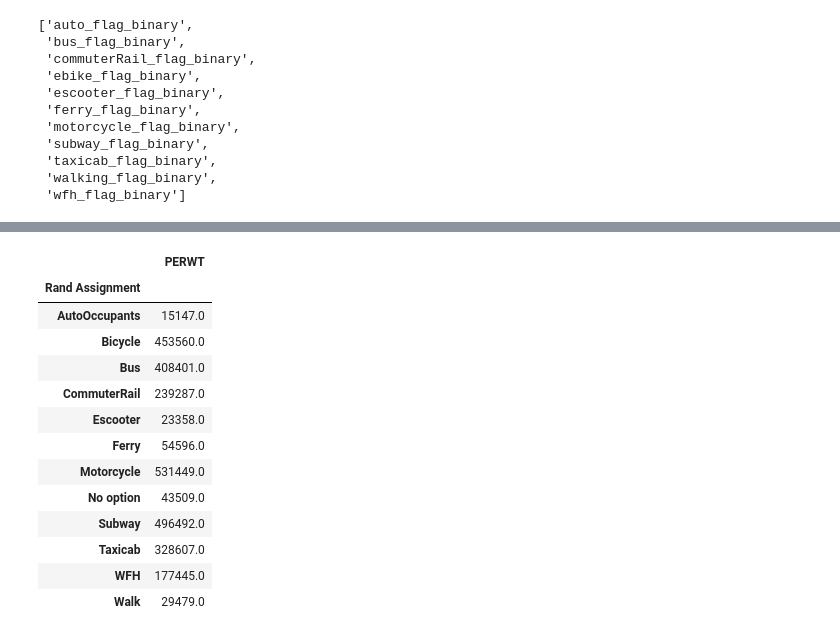
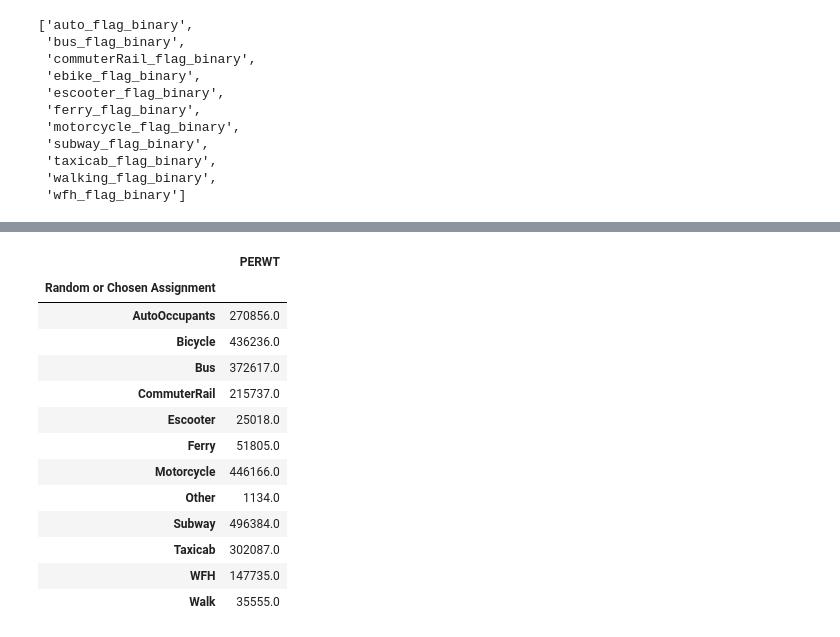
Before and after one commit to BNewborn/mobility-electrification, a Jupyter notebook: 03_CommuterModel/tranwork_flags/Test Commuter Model Class with Random Assignment.ipynb, the cells around one changed output, grey strips where cells are left out. Drawn from its saved outputs; the diff is of its cells as text; code cells hidden in the pictures.

```diff
--- a/03_CommuterModel/tranwork_flags/Test Commuter Model Class with Random Assignment.ipynb
+++ b/03_CommuterModel/tranwork_flags/Test Commuter Model Class with Random Assignment.ipynb
@@ -59,8 +61,7 @@ commuter_model_1.ipums_df['FLAG_AUTO'] = commuter_model_1.auto_flag_binary(
                                        ,male_pct = 100
                                        ,female_pct = 100
                                        ,age_dist = None
-                                       ,home_owner_pct = 80 #% of people who would charge at home, so we're only interested in the people who do not charge
-                                        )
+                                       )
 ## Motorcycle
 commuter_model_1.ipums_df['FLAG_MOTORCYCLE'] = commuter_model_1.motorcycle_flag_binary(
                                         max_age=70
@@ -225,4 +224,0 @@ plt.title("Count of Transmodes Assigned per 'person'");
-# %%
-## Add blank random assignment column
-commuter_model_1.ipums_df['Rand Assignment'] = ""
-commuter_model_1.ipums_df.head(5)
@@ -290,0 +225,14 @@ commuter_model_1.ipums_df.head(5)
+# %%
+commuter_model_1.ipums_df['Random or No Option Assignment'] = commuter_model_1.RandAssignNoOption(
+                                                                commuter_model_1.ipums_df['FLAG_AUTO'],
+                                                                commuter_model_1.ipums_df['FLAG_MOTORCYCLE'],
+                                                                commuter_model_1.ipums_df['FLAG_TAXICAB'],
+                                                                commuter_model_1.ipums_df['FLAG_EBUSES'],
+                                                                commuter_model_1.ipums_df['FLAG_SUBWAY'],
+                                                                commuter_model_1.ipums_df['FLAG_COMMUTERRAIL'],
+                                                                commuter_model_1.ipums_df['FLAG_FERRY'],
+                                                                commuter_model_1.ipums_df['FLAG_ESCOOTER'],
+                                                                commuter_model_1.ipums_df['FLAG_WALK'],
+                                                                commuter_model_1.ipums_df['FLAG_EBIKE'],
+                                                                commuter_model_1.ipums_df['FLAG_WFH'])
+commuter_model_1.ipums_df.head(5)
@@ -290,0 +246,6 @@ commuter_model_1.ipums_df.head(5)
+# %%
+commuter_model_1.ipums_df['Random or Chosen Assignment'] = commuter_model_1.RandAssignChosenOption(
+                                                                commuter_model_1.ipums_df['Random or No Option Assignment'],
+                                                                commuter_model_1.ipums_df['MODE_TRANSP_TO_WORK_HBDMATCH'],
+                                                                "Current")
+commuter_model_1.ipums_df.head(5)
@@ -291,17 +259,17 @@ commuter_model_1.ipums_df.head(5)
 # %%
-commuter_model_1.ipums_df.groupby(by=["Rand Assignment"]).agg({"PERWT":"sum"})
+commuter_model_1.ipums_df.groupby(by=["Random or Chosen Assignment"]).agg({"PERWT":"sum"})
 # %% [output]
 |  | PERWT |
-| Rand Assignment |  |
-| AutoOccupants | 15147.0 |
-| Bicycle | 453560.0 |
-| Bus | 408401.0 |
-| CommuterRail | 239287.0 |
-| Escooter | 23358.0 |
-| Ferry | 54596.0 |
-| Motorcycle | 531449.0 |
-| No option | 43509.0 |
-| Subway | 496492.0 |
-| Taxicab | 328607.0 |
-| WFH | 177445.0 |
-| Walk | 29479.0 |
+| Random or Chosen Assignment |  |
+| AutoOccupants | 270856.0 |
+| Bicycle | 436236.0 |
+| Bus | 372617.0 |
+| CommuterRail | 215737.0 |
+| Escooter | 25018.0 |
+| Ferry | 51805.0 |
+| Motorcycle | 446166.0 |
+| Other | 1134.0 |
+| Subway | 496384.0 |
+| Taxicab | 302087.0 |
+| WFH | 147735.0 |
+| Walk | 35555.0 |
```
Also changed, not shown: parts of 12 cells of this notebook, 1 other file.
